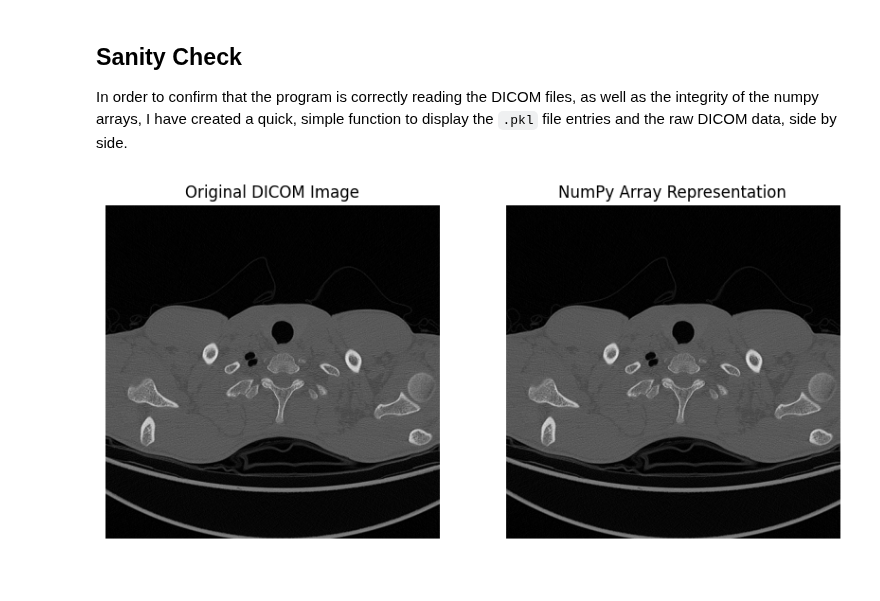
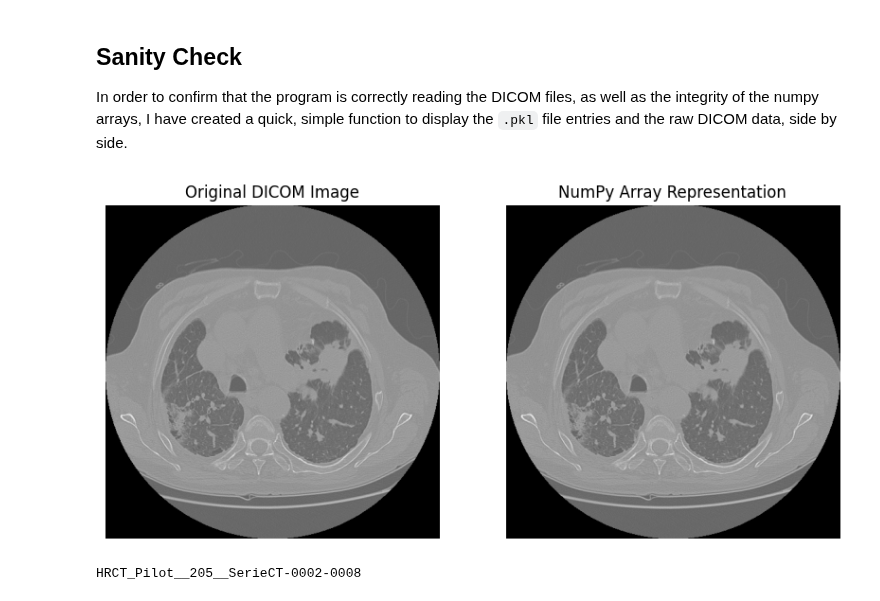
Before and after one commit to rafael-andre1/AI-for-Interstitial-Lung-Disease-Classification, a Jupyter notebook: createDataframe/readDicom.ipynb, the cells around one changed output. Cells and saved outputs as stored; diff of their text form; code cells hidden in the pictures.

Commit message:
Clean pull from data
 - missing creation of np_files, should be easy

 - read documentation for Dataset

```diff
--- a/createDataframe/readDicom.ipynb
+++ b/createDataframe/readDicom.ipynb
@@ -35,9 +37,9 @@ import matplotlib.animation as animation
 # %%
 # Setting variables
 
-root_dir = 'X:\\RafaelAndre\\MedGIFT\\ILD_DB_txtROIs'
+#root_dir = 'X:\\RafaelAndre\\MedGIFT\\ILD_DB_txtROIs'
 
-#root_dir = 'D:\\Rafa\\A1Uni\\2semestre\\Estágio\\data\\ILD_DB_txtROIs'
+root_dir = 'D:\\Rafa\\A1Uni\\2semestre\\Estágio\\data\\ILD_DB_txtROIs'
 
 #root_dir = 'C:\\Users\\hasht\\Desktop\\Cloned Repositories\\fibrosis_dataset\\ILD_DB_txtROIs'
 # %% [markdown]
@@ -182,6 +218,6 @@ I decided to discard this folder, at least until I get instructions on how to so
 # %%
 # Save DataFrame as a pickle file
-with open("X:\\RafaelAndre\\pickle_jar_local\\fibrosis_data.pkl", 'wb') as f:
-    pickle.dump(df_fibrosis, f)
+#with open("X:\\RafaelAndre\\pickle_jar_local\\fibrosis_data.pkl", 'wb') as f:
+#    pickle.dump(df_fibrosis, f)
 
-print(f"Data saved successfully to {"X:\\RafaelAndre\\pickle_jar_local\\fibrosis_data.pkl"}")
+#print(f"Data saved successfully to {"X:\\RafaelAndre\\pickle_jar_local\\fibrosis_data.pkl"}")
@@ -232,8 +264,9 @@ df_fibrosis.to_csv("fibrosis_df_visualization.csv", index=False)
 
 In order to confirm that the program is correctly reading the DICOM files, as well as the integrity of the numpy arrays, I have created a quick, simple function to display the `.pkl` file entries and the raw DICOM data, side by side.
 # %%
-def sanity_check(folder, file):
-    file_dir = os.path.join(folder, file)
+def sanity_check(file):
+    # Gets directory from sliceID == file
+    file_dir = file.replace("__", "\\") + ".dcm"
     full_dir = os.path.join(root_dir, file_dir)
 
     # Read raw DICOM file
@@ -259,7 +292,11 @@ def sanity_check(folder, file):
     axes[1].axis("off")
 
     plt.show()
-# %%
-sanity_check('172', 'CT.1.3.12.2.1107.5.1.4.58006.30000007020507000578100001050.dcm')
-# %% [output]
-[figure, removed]
+# %%
+list_slices = list(i for i in df_fibrosis["SliceID"] if "HRCT_Pilot" in i)
+slice_choice = random.choice(list_slices)
+sanity_check(slice_choice)
+print(slice_choice)
+# %% [output]
+[figure, added]
+HRCT_Pilot__205__SerieCT-0002-0008
```
Also changed, not shown: parts of 13 cells of this notebook, 2 other files.
